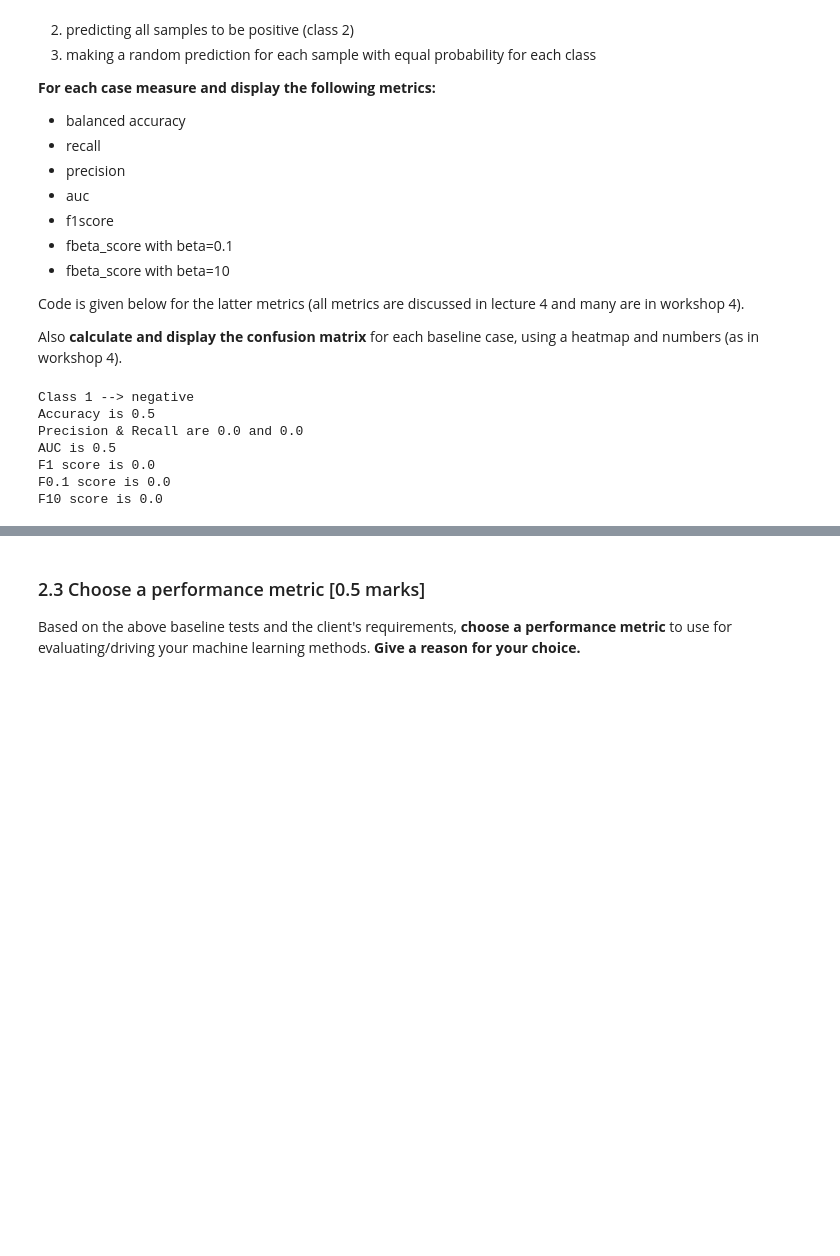
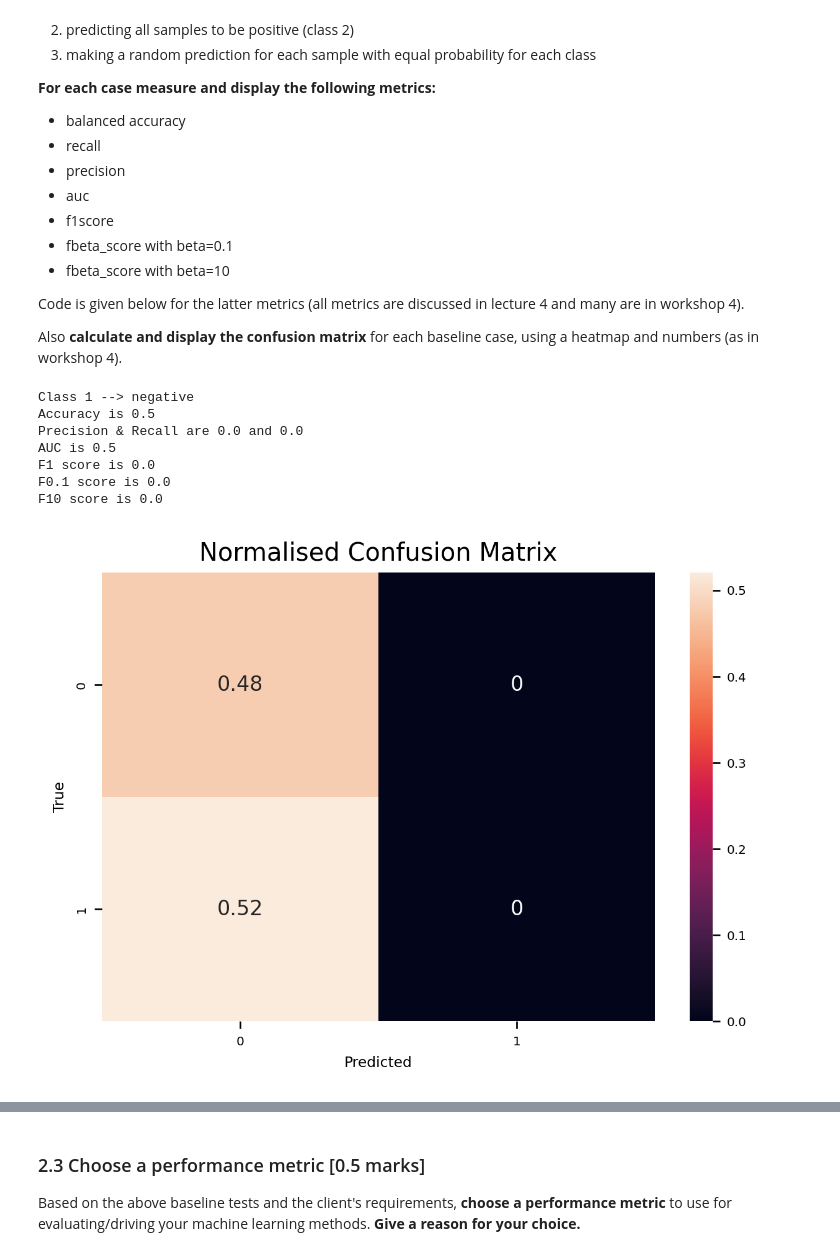
Before and after one commit to XiaoLinZzz/Machine-learning, a Jupyter notebook: A2/A2_template_2022.ipynb, the cells around one changed output, grey strips where cells are left out. Saved outputs shown, nothing was run; the diff lists cells and outputs as text; code cells hidden in the pictures; blank space fills up the shorter version.

```diff
--- a/A2/A2_template_2022.ipynb
+++ b/A2/A2_template_2022.ipynb
@@ -274,34 +286,43 @@ acc = balanced_accuracy_score(y_true = y_val, y_pred = y_val_pred)
 print(f'Accuracy is {acc}')
 
 # prec and recall
-prec = precision_score(y_true = y_val, y_pred = y_val_pred) # zero_division=0
+prec = precision_score(y_true = y_val, y_pred = y_val_pred, zero_division=0)  # zero_division=0
 recl = recall_score(y_true = y_val, y_pred = y_val_pred)
 print(f'Precision & Recall are {prec} and {recl}')
 
 # auc
 fpr, tpr, thresholds = metrics.roc_curve(y_val, y_val_pred, pos_label=1)
 auc = metrics.auc(fpr, tpr)
 print(f'AUC is {auc}')
 
 #f1 score
 f1 = f1_score(y_val, y_val_pred, zero_division=1)
 print(f'F1 score is {f1}')
 
 # f0.1 score
 f01 = f01_score(y_val, y_val_pred)
 print(f'F0.1 score is {f01}')
 
 # f10 score
 f_score = f10_score(y_val, y_val_pred)
 print(f'F10 score is {f_score}')
+
+# display the confusion matrix
+cmat = confusion_matrix(y_true=y_val, y_pred=y_val_pred, normalize='all')
+sns.heatmap(cmat,annot=True)
+plt.xlabel('Predicted')
+plt.ylabel('True')
+plt.title('Normalised Confusion Matrix')
+plt.show()
 # %% [output]
 Class 1 --> negative
 Accuracy is 0.5
 Precision & Recall are 0.0 and 0.0
 AUC is 0.5
 F1 score is 0.0
 F0.1 score is 0.0
 F10 score is 0.0
+[figure, added]
 # %%
 # class 2 --> positive
 print("Class 2 --> positive")
```
Also changed, not shown: parts of 23 cells of this notebook.
